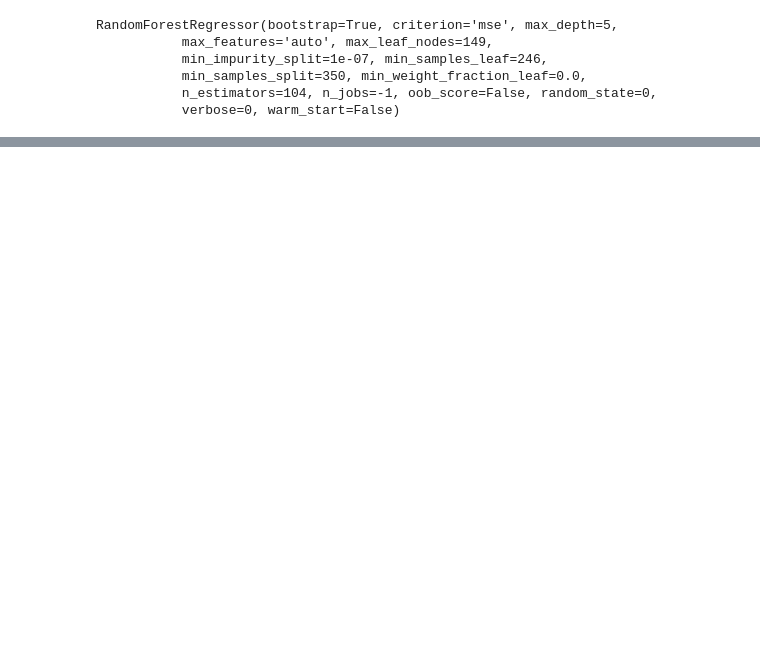
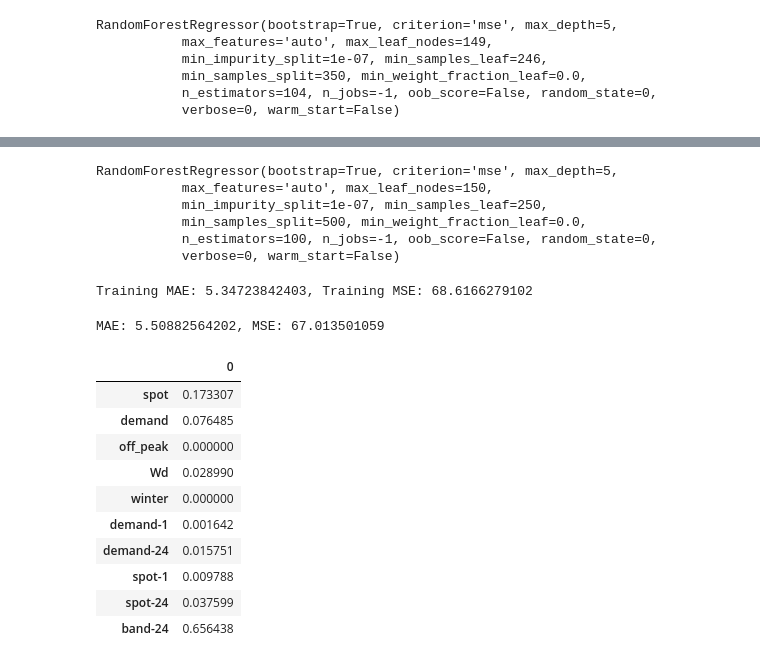
Before and after one commit to NonoMalpi/Secondary_band, a Jupyter notebook: Secondary band model.ipynb, the cells around one changed output, grey strips where cells are left out. Drawn from its saved outputs; the diff is of its cells as text; code cells hidden in the pictures; blank space fills up the shorter version.

```diff
--- a/Secondary band model.ipynb
+++ b/Secondary band model.ipynb
@@ -310,0 +325,24 @@ graphviz.Source(dot_graph)
+# %%
+# Customised random forest, this is the final model
+rfr = RandomForestRegressor(bootstrap=True, criterion='mse', max_depth=5,
+           max_features='auto', max_leaf_nodes=150,
+           min_impurity_split=1e-07, min_samples_leaf=250,
+           min_samples_split=500, min_weight_fraction_leaf=0.0,
+           n_estimators=100, n_jobs=-1, oob_score=False, random_state=0,
+           verbose=0, warm_start=False)
+# %%
+rfr.fit(x_train, y_train)
+#CV with kfold=5
+kf = KFold(n_splits=5, random_state=0)
+
+CV_mse = list()
+CV_mae = list()
+
+for train_index, test_index in kf.split(x_train, y_train):
+    rfr.fit(x_train[train_index], y_train[train_index])
+    y_pred = rfr.predict(x_train[test_index])
+    CV_mae.append(mean_absolute_error(np.exp(y_train[test_index]), np.exp(y_pred)))
+    CV_mse.append(mean_squared_error(np.exp(y_train[test_index]), np.exp(y_pred)))
+
+print('Mean absolute error: %0.4f +- %0.4f' %(np.mean(CV_mae), 2*np.std(CV_mae)))
+print('Mean squared error: %0.4f +- %0.4f' %(np.mean(CV_mse), 2*np.std(CV_mse)))
@@ -310,0 +365,31 @@ graphviz.Source(dot_graph)
+# %%
+rfr.fit(x_train, y_train)
+# %% [output]
+RandomForestRegressor(bootstrap=True, criterion='mse', max_depth=5,
+           max_features='auto', max_leaf_nodes=150,
+           min_impurity_split=1e-07, min_samples_leaf=250,
+           min_samples_split=500, min_weight_fraction_leaf=0.0,
+           n_estimators=100, n_jobs=-1, oob_score=False, random_state=0,
+           verbose=0, warm_start=False)
+# %%
+print('Training MAE: ' +str(mean_absolute_error(np.exp(y_train), np.exp(rfr.predict(x_train))))+', Training MSE: ' +
+      str(mean_squared_error(np.exp(y_train), np.exp(rfr.predict(x_train)))))
+# %% [output]
+Training MAE: 5.34723842403, Training MSE: 68.6166279102
+# %%
+print('MAE: ' +str(mean_absolute_error((np.exp(y_test)), (np.exp(rfr.predict(x_test)))))+', MSE: ' +
+      str(mean_squared_error((np.exp(y_test)), (np.exp(rfr.predict(x_test))))))
+pd.DataFrame(data=rfr.feature_importances_, index=features_list)
+# %% [output]
+MAE: 5.50882564202, MSE: 67.013501059
+|  | 0 |
+| spot | 0.173307 |
+| demand | 0.076485 |
+| off_peak | 0.000000 |
+| Wd | 0.028990 |
+| winter | 0.000000 |
+| demand-1 | 0.001642 |
+| demand-24 | 0.015751 |
+| spot-1 | 0.009788 |
+| spot-24 | 0.037599 |
+| band-24 | 0.656438 |
```
Also changed, not shown: parts of 23 cells of this notebook, 5 other files.
